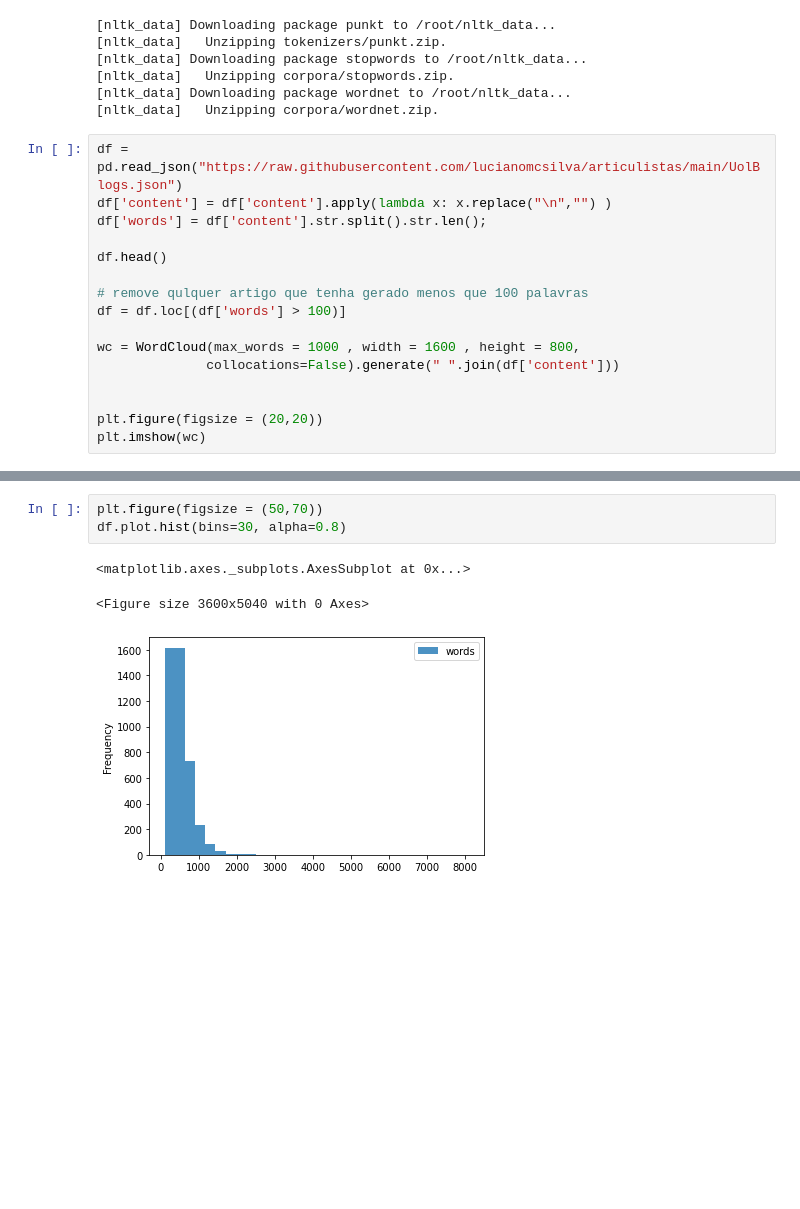
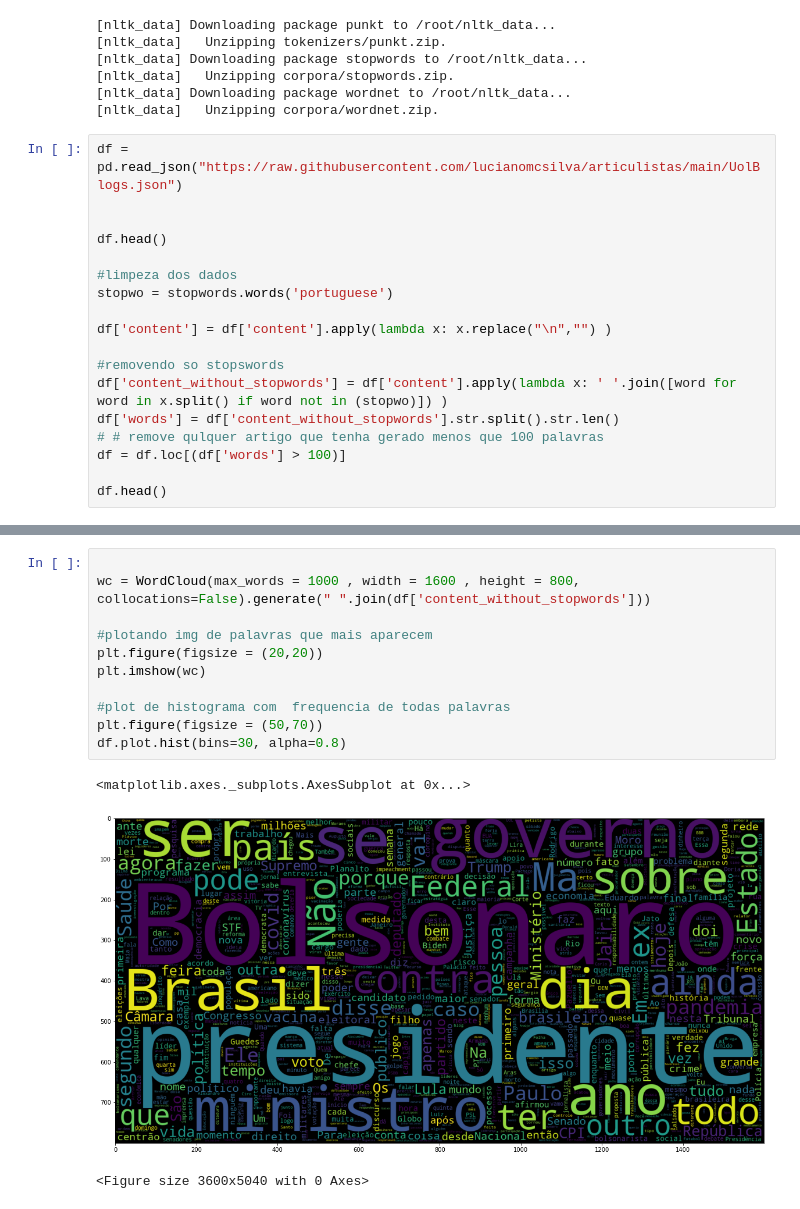
Before and after one commit to augustoberwaldt/mackenzie, a Jupyter notebook: NPL(_processamento_de_linguagem_natural).ipynb, the cells around one changed output, grey strips where cells are left out. Cells and saved outputs as stored; diff of their text form; blank space fills up the shorter version.

```diff
--- a/NPL(_processamento_de_linguagem_natural).ipynb
+++ b/NPL(_processamento_de_linguagem_natural).ipynb
@@ -46,18 +46,20 @@ import matplotlib.pyplot as plt
 [nltk_data]   Unzipping corpora/wordnet.zip.
 # %%
 df = pd.read_json("https://raw.githubusercontent.com/lucianomcsilva/articulistas/main/UolBlogs.json")
-df['content'] = df['content'].apply(lambda x: x.replace("\n","") )
-df['words'] = df['content'].str.split().str.len();
+
 
 df.head()
 
-# remove qulquer artigo que tenha gerado menos que 100 palavras
+#limpeza dos dados
+stopwo = stopwords.words('portuguese')
+
+df['content'] = df['content'].apply(lambda x: x.replace("\n","") )
+
+#removendo so stopswords
+df['content_without_stopwords'] = df['content'].apply(lambda x: ' '.join([word for word in x.split() if word not in (stopwo)]) )
+df['words'] = df['content_without_stopwords'].str.split().str.len()
+# # remove qulquer artigo que tenha gerado menos que 100 palavras
 df = df.loc[(df['words'] > 100)]
 
-wc = WordCloud(max_words = 1000 , width = 1600 , height = 800,
-              collocations=False).generate(" ".join(df['content']))
-
-
-plt.figure(figsize = (20,20))
-plt.imshow(wc)
+df.head()
 # %% [output]
@@ -66,7 +72,15 @@ plt.imshow(wc)
-# %%
-plt.figure(figsize = (50,70))
-df.plot.hist(bins=30, alpha=0.8)
-# %% [output]
-<matplotlib.axes._subplots.AxesSubplot at 0x...>
-<Figure size 3600x5040 with 0 Axes>
-[figure, removed]
+# %%
+
+wc = WordCloud(max_words = 1000 , width = 1600 , height = 800, collocations=False).generate(" ".join(df['content_without_stopwords']))
+
+#plotando img de palavras que mais aparecem
+plt.figure(figsize = (20,20))
+plt.imshow(wc)
+
+#plot de histograma com  frequencia de todas palavras
+plt.figure(figsize = (50,70))
+df.plot.hist(bins=30, alpha=0.8)
+# %% [output]
+<matplotlib.axes._subplots.AxesSubplot at 0x...>
+[figure, added]
+<Figure size 3600x5040 with 0 Axes>
```
Also changed, not shown: parts of 3 cells of this notebook.
